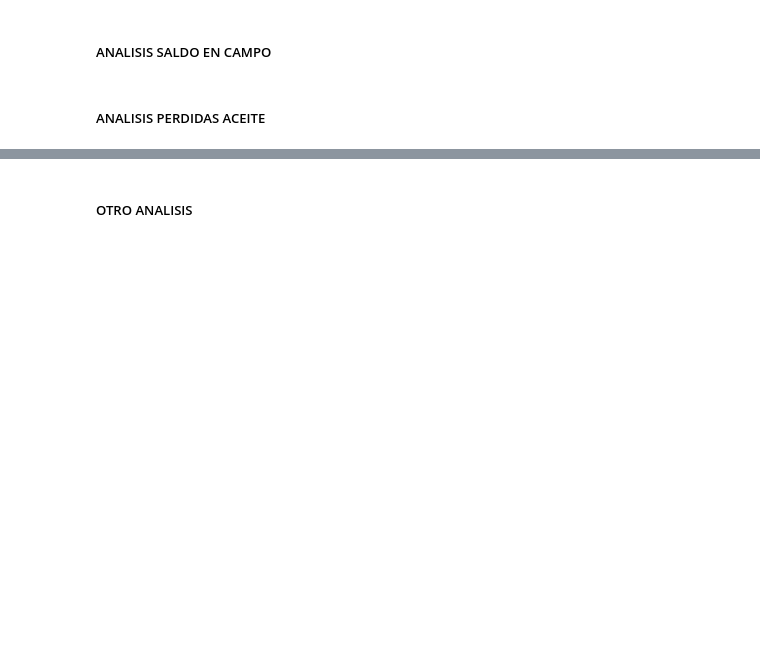
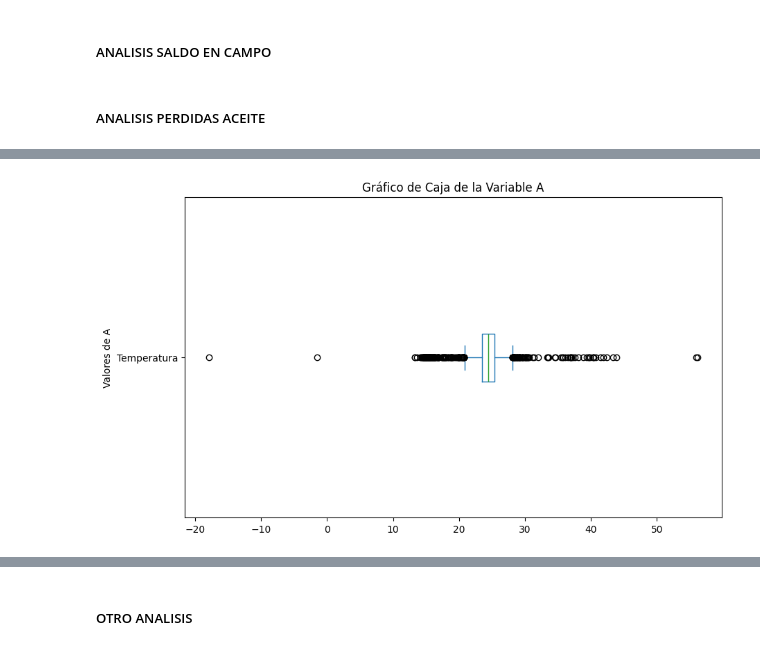
Before and after one commit to cesarqb/PROYECTO_01_analitica_descriptiva_TEA, a Jupyter notebook: src/features_scripts/Scrpit_match_tea.ipynb, the cells around one changed output, grey strips where cells are left out. Cells and saved outputs as stored; diff of their text form; code cells hidden in the pictures; blank space fills up the shorter version.

```diff
--- a/src/features_scripts/Scrpit_match_tea.ipynb
+++ b/src/features_scripts/Scrpit_match_tea.ipynb
@@ -2626,0 +2632,7 @@ df_analisis_semana_full_perdida_aceite.columns
+# %%
+# Seleccionando sede de interes
+# -----------
+# -------
+
+df_clima_full_filter = df_clima_full_vf[df_clima_full_vf['PLANTACION'] == 'Palmawasi']
+df_clima_full_filter.head()
@@ -2626,0 +2665,9 @@ df_analisis_semana_full_perdida_aceite.columns
+# %%
+# Crear gráfico de caja para la columna 'A'
+plt.figure(figsize=(10, 6))
+df_clima_full_filter['Temperatura'].plot.box(vert=False)
+plt.title('Gráfico de Caja de la Variable A')
+plt.ylabel('Valores de A')
+plt.show()
+# %% [output]
+[figure, added]
```
Also changed, not shown: parts of 83 cells of this notebook, 16 other files.
